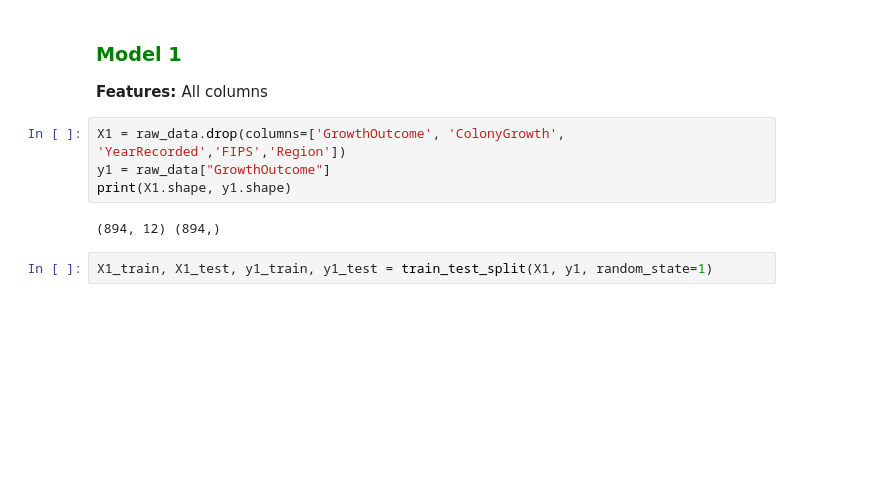
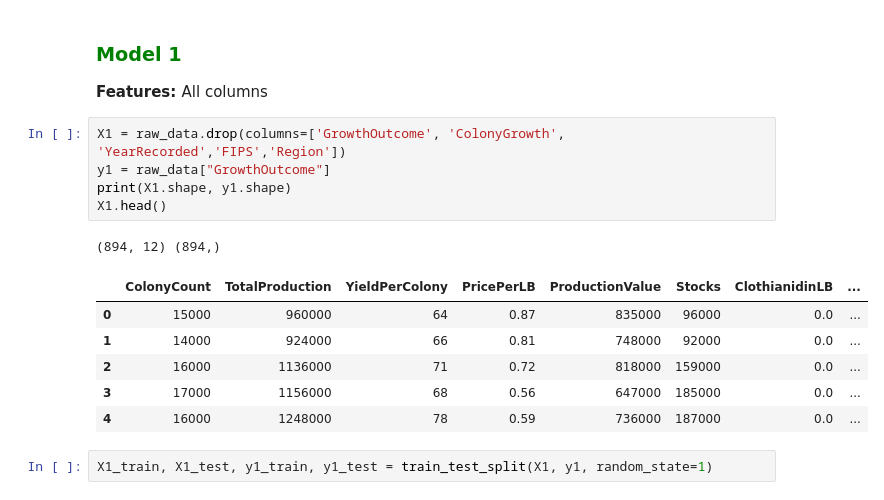
Before and after one commit to mathewqpmiller/Project3-RiotOfTheGreyRock, a Jupyter notebook: logistic_regression.ipynb, the cells around one changed output. Drawn from its saved outputs; the diff is of its cells as text; blank space fills up the shorter version.

```diff
--- a/logistic_regression.ipynb
+++ b/logistic_regression.ipynb
@@ -31,9 +57,16 @@ LogisticRegression()
 # %%
 X1 = raw_data.drop(columns=['GrowthOutcome', 'ColonyGrowth', 'YearRecorded','FIPS','Region'])
 y1 = raw_data["GrowthOutcome"]
 print(X1.shape, y1.shape)
+X1.head()
 # %% [output]
 (894, 12) (894,)
+|  | ColonyCount | TotalProduction | YieldPerColony | PricePerLB | ProductionValue | Stocks | ClothianidinLB | ... |
+| 0 | 15000 | 960000 | 64 | 0.87 | 835000 | 96000 | 0.0 | ... |
+| 1 | 14000 | 924000 | 66 | 0.81 | 748000 | 92000 | 0.0 | ... |
+| 2 | 16000 | 1136000 | 71 | 0.72 | 818000 | 159000 | 0.0 | ... |
+| 3 | 17000 | 1156000 | 68 | 0.56 | 647000 | 185000 | 0.0 | ... |
+| 4 | 16000 | 1248000 | 78 | 0.59 | 736000 | 187000 | 0.0 | ... |
 # %%
 X1_train, X1_test, y1_train, y1_test = train_test_split(X1, y1, random_state=1)
 # %%
```
Also changed, not shown: parts of 1 cell of this notebook.
